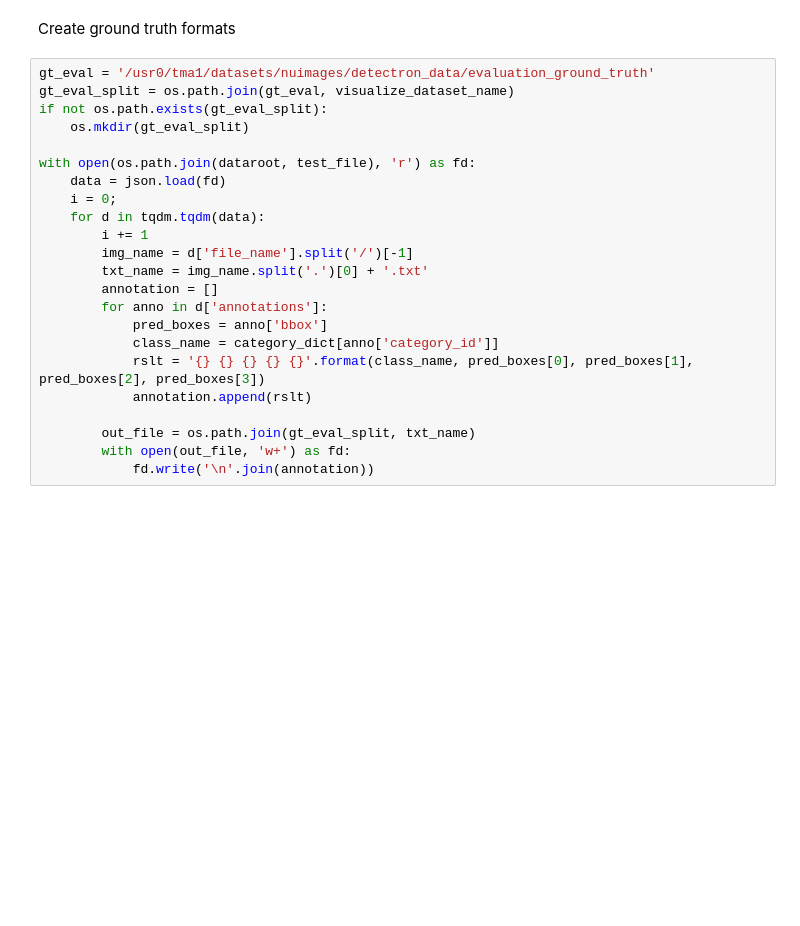
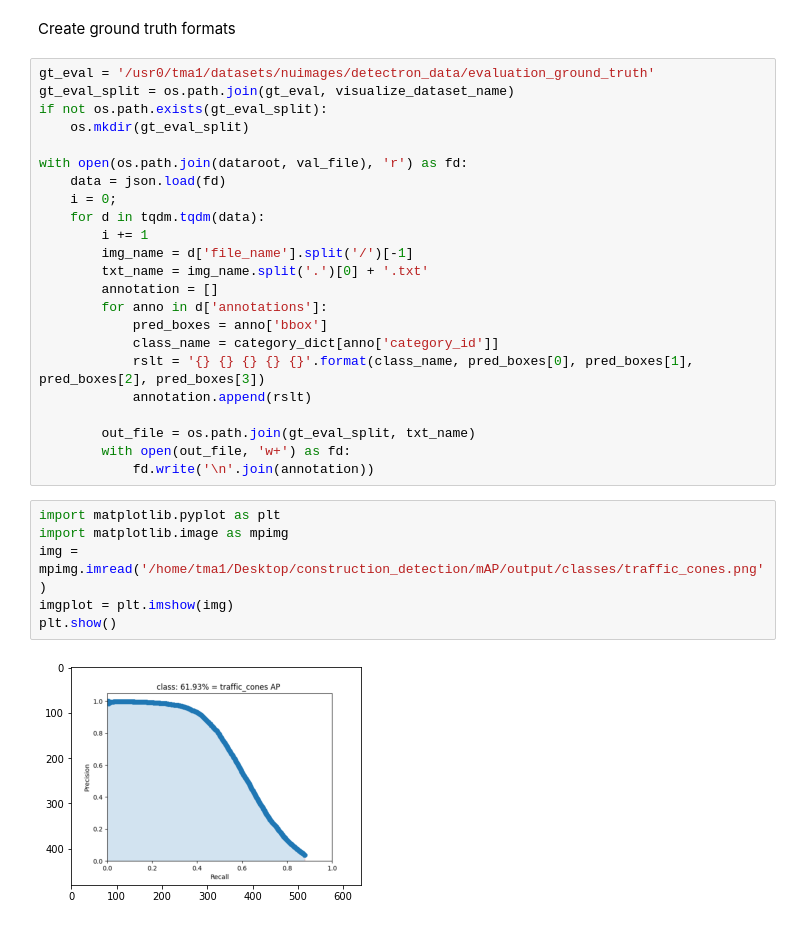
Before and after one commit to tm17111506/road-construction-detection, a Jupyter notebook: evaluate_traffic_detection.ipynb, the cells around one changed output. Cells and saved outputs as stored; diff of their text form; blank space fills up the shorter version.

```diff
--- a/evaluate_traffic_detection.ipynb
+++ b/evaluate_traffic_detection.ipynb
@@ -125,7 +230,7 @@ gt_eval_split = os.path.join(gt_eval, visualize_dataset_name)
 if not os.path.exists(gt_eval_split):
     os.mkdir(gt_eval_split)
 
-with open(os.path.join(dataroot, test_file), 'r') as fd:
+with open(os.path.join(dataroot, val_file), 'r') as fd:
     data = json.load(fd)
     i = 0;
     for d in tqdm.tqdm(data):
@@ -142,3 +247,11 @@ with open(os.path.join(dataroot, test_file), 'r') as fd:
         out_file = os.path.join(gt_eval_split, txt_name)
         with open(out_file, 'w+') as fd:
             fd.write('\n'.join(annotation))
+# %%
+import matplotlib.pyplot as plt
+import matplotlib.image as mpimg
+img = mpimg.imread('/home/tma1/Desktop/construction_detection/mAP/output/classes/traffic_cones.png')
+imgplot = plt.imshow(img)
+plt.show()
+# %% [output]
+[figure, added]
```
Also changed, not shown: parts of 16 cells of this notebook, 3 other files.
